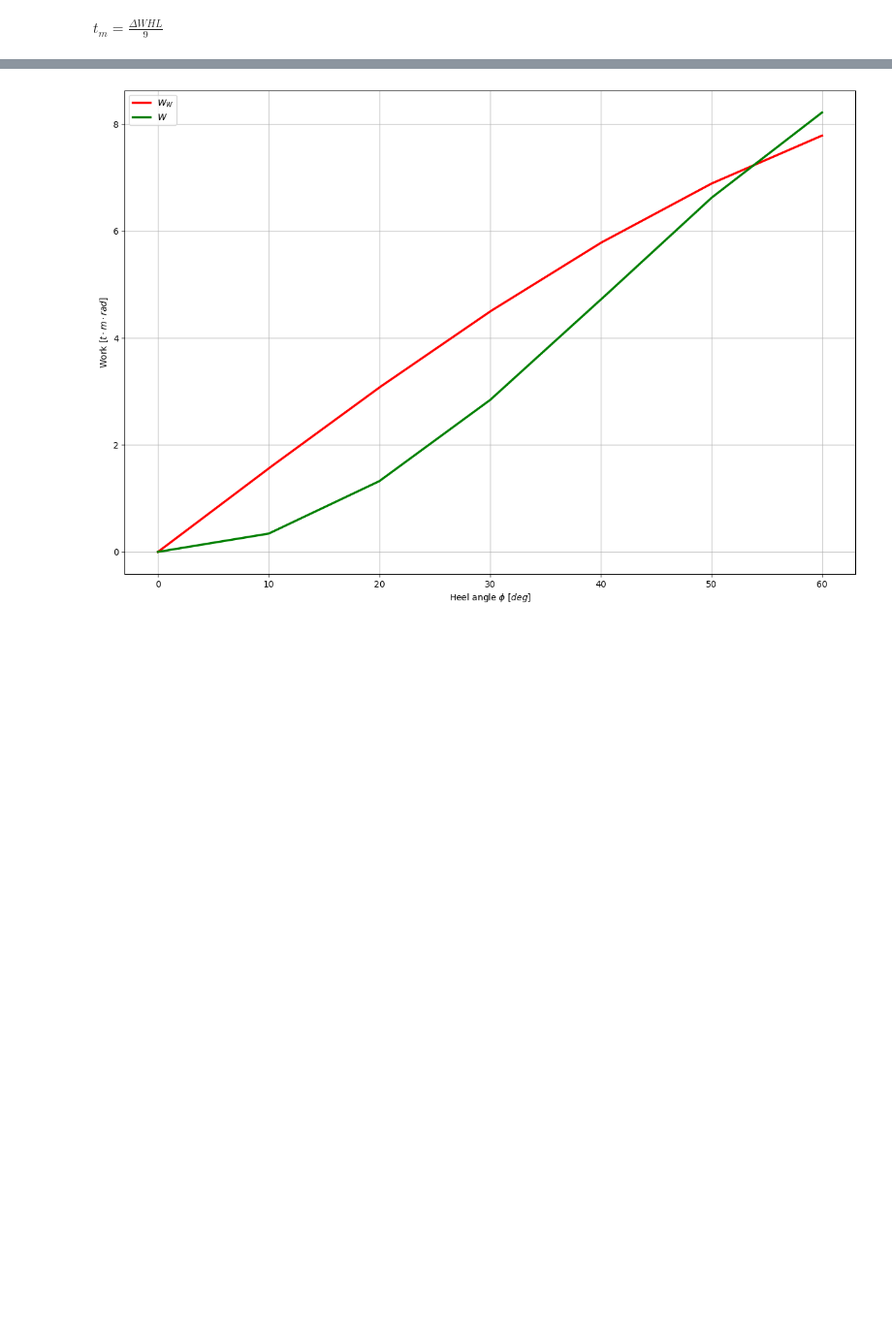
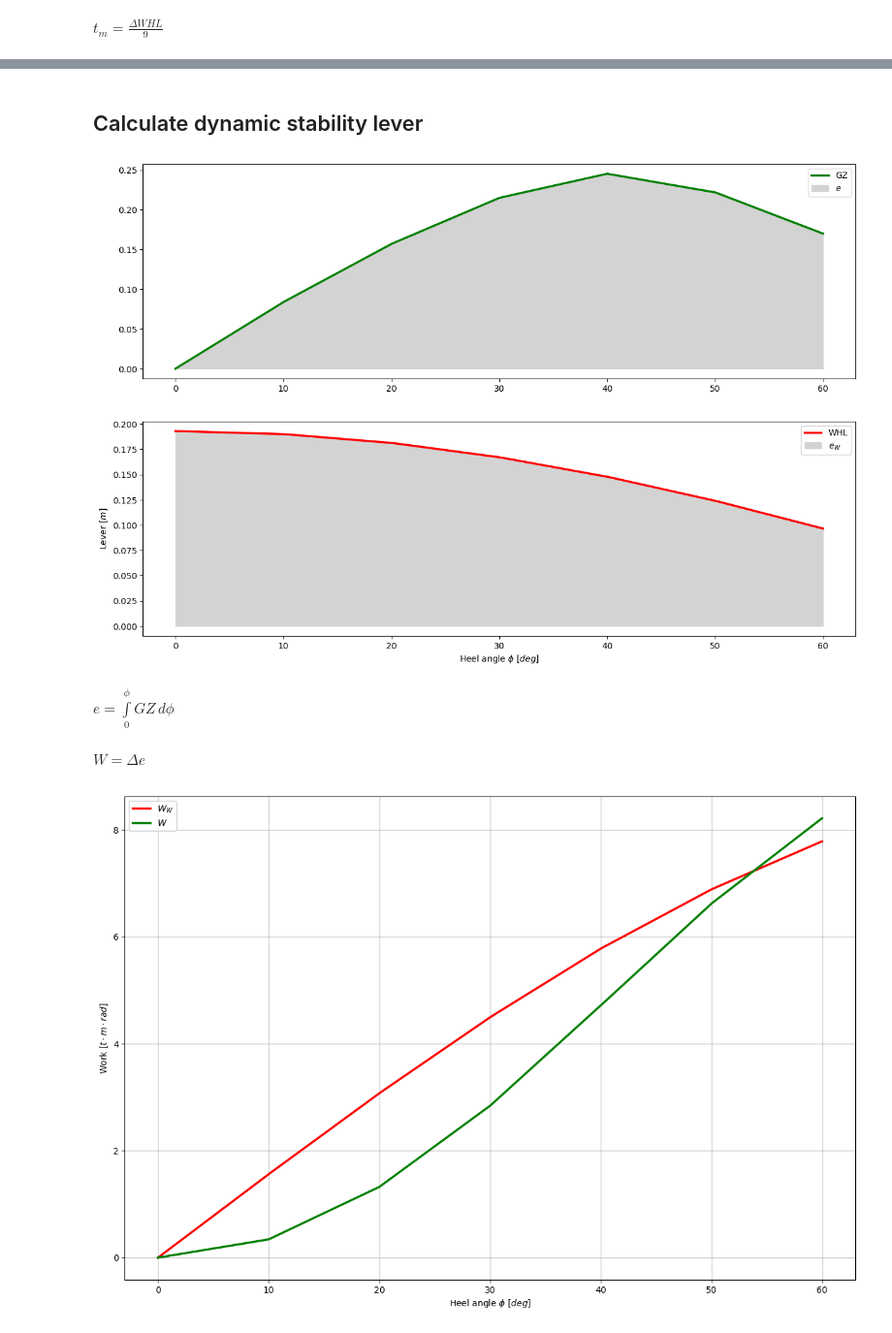
Before and after one commit to martinlarsalbert/MMS185-Stability-and-design-basis-for-marine-structures, a Jupyter notebook: tutorial4/06.02_sailingyacht_in_a_gust.ipynb, the cells around one changed output, grey strips where cells are left out. Shown: that part at 97% size. Cells and saved outputs as stored; diff of their text form; code cells hidden in the pictures; blank space fills up the shorter version.

```diff
--- a/tutorial4/06.02_sailingyacht_in_a_gust.ipynb
+++ b/tutorial4/06.02_sailingyacht_in_a_gust.ipynb
@@ -81,4 +97,34 @@ Text(0, 0.5, 'Lever $[m]$')
 [figure]
+# %% [markdown]
+## Calculate dynamic stability lever
+# %%
+fig,axes=plt.subplots(nrows=2)
+ax=axes[0]
+df_plot.plot(y=['GZ'],color=['g'], lw=2.5, ax=ax)
+ax.fill_between(df_plot.index,y1=0,y2=df_plot['GZ'], color='lightgrey', label=r'$e$')
+ax.legend()
+
+ax=axes[1]
+df_plot.plot(y=['WHL'],color=['r'], lw=2.5, ax=ax)
+ax.fill_between(df_plot.index,y1=0,y2=df_plot['WHL'], color='lightgrey', label=r'$e_{W}$')
+ax.legend()
+
+ax.set_xlabel(f"Heel angle $\phi$ $[deg]$")
+ax.set_ylabel(f"Lever $[m]$");
+# %% [output]
+[figure, added]
+# %%
+e,GZ = symbols("e,GZ")
+eq_e = Eq(e, sp.Integral(GZ,(phi,0,phi)))
+eq_e
+# %% [output]
+$\displaystyle e = \int\limits_{0}^{\phi} GZ\, d\phi$
+# %%
+W = symbols("W")
+eq_W = Eq(W,mass*e)
+eq_W
+# %% [output]
+$\displaystyle W = \Delta e$
 # %%
 df['e'] = np.concatenate(([0],cumtrapz(df['GZ'], x=df['phi'])))
 df['W'] = df['e']*meta_data['mass']
```
Also changed, not shown: parts of 11 cells of this notebook, 7 other files.
